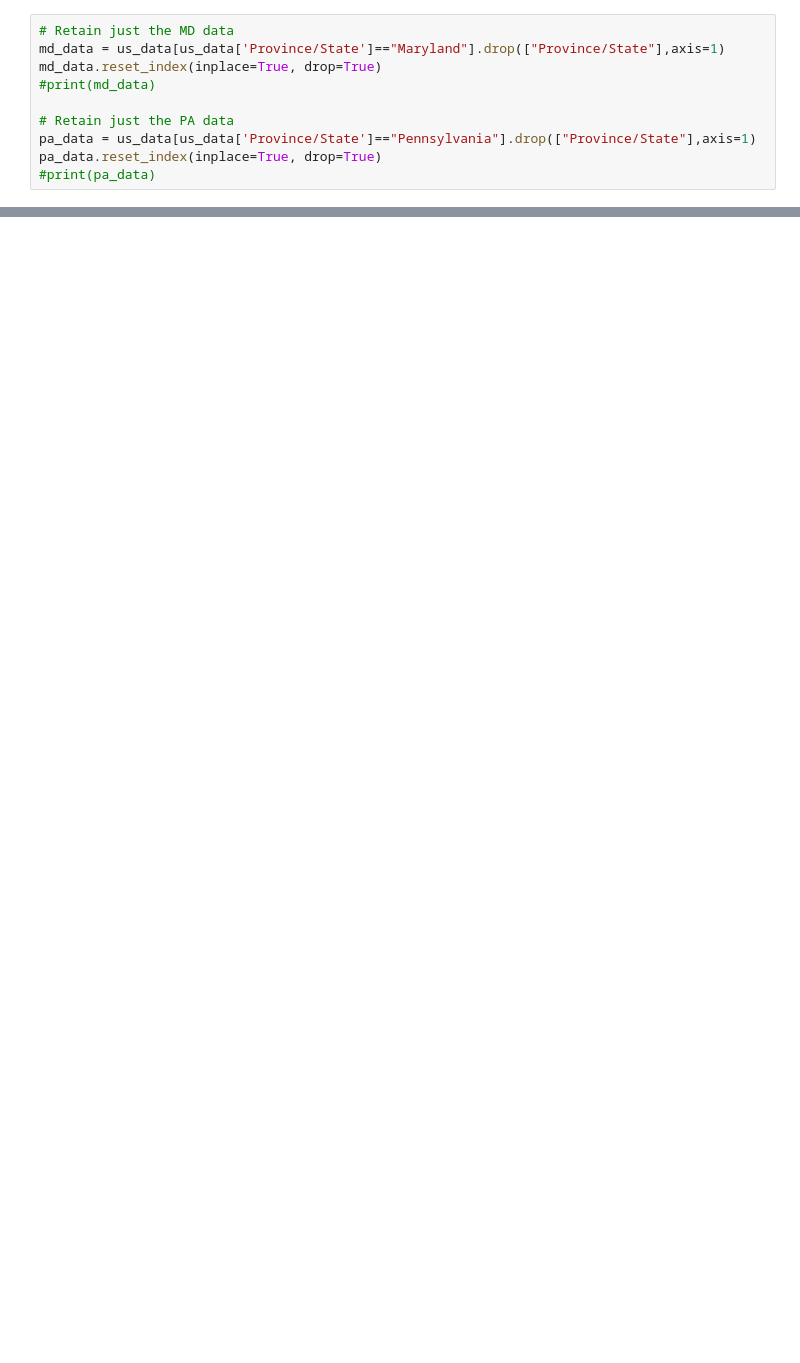
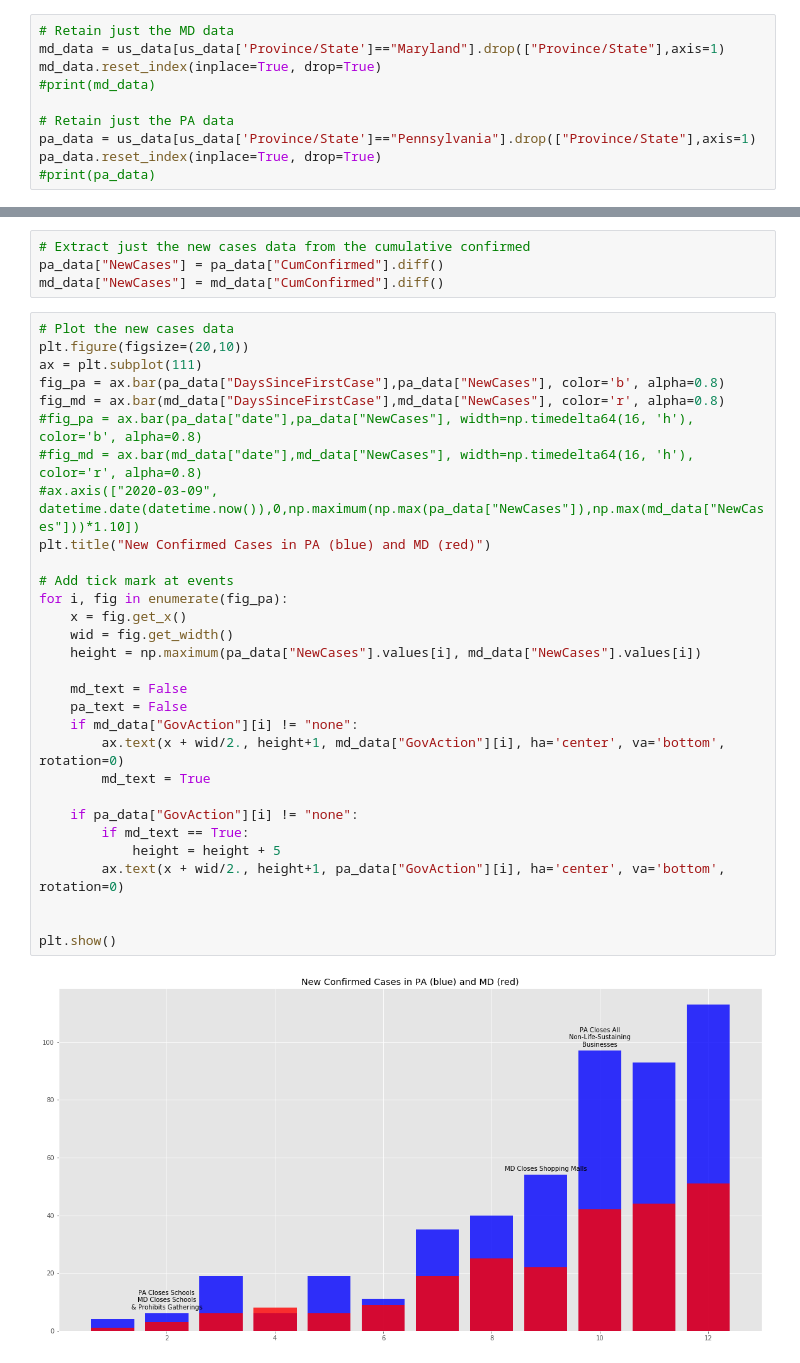
Before and after one commit to LBoeg/pycovid, a Jupyter notebook: covid_analysis.ipynb, the cells around one changed output, grey strips where cells are left out. Saved outputs shown, nothing was run; the diff lists cells and outputs as text; blank space fills up the shorter version.

```diff
--- a/covid_analysis.ipynb
+++ b/covid_analysis.ipynb
@@ -119,0 +118,36 @@ plt.show()
+# %%
+# Extract just the new cases data from the cumulative confirmed
+pa_data["NewCases"] = pa_data["CumConfirmed"].diff()
+md_data["NewCases"] = md_data["CumConfirmed"].diff()
+# %%
+# Plot the new cases data
+plt.figure(figsize=(20,10))
+ax = plt.subplot(111)
+fig_pa = ax.bar(pa_data["DaysSinceFirstCase"],pa_data["NewCases"], color='b', alpha=0.8)
+fig_md = ax.bar(md_data["DaysSinceFirstCase"],md_data["NewCases"], color='r', alpha=0.8)
+#fig_pa = ax.bar(pa_data["date"],pa_data["NewCases"], width=np.timedelta64(16, 'h'), color='b', alpha=0.8)
+#fig_md = ax.bar(md_data["date"],md_data["NewCases"], width=np.timedelta64(16, 'h'), color='r', alpha=0.8)
+#ax.axis(["2020-03-09", datetime.date(datetime.now()),0,np.maximum(np.max(pa_data["NewCases"]),np.max(md_data["NewCases"]))*1.10])
+plt.title("New Confirmed Cases in PA (blue) and MD (red)")
+
+# Add tick mark at events
+for i, fig in enumerate(fig_pa):
+    x = fig.get_x()
+    wid = fig.get_width()
+    height = np.maximum(pa_data["NewCases"].values[i], md_data["NewCases"].values[i])
+
+    md_text = False
+    pa_text = False
+    if md_data["GovAction"][i] != "none":
+        ax.text(x + wid/2., height+1, md_data["GovAction"][i], ha='center', va='bottom', rotation=0)
+        md_text = True
+
+    if pa_data["GovAction"][i] != "none":
+        if md_text == True:
+            height = height + 5
+        ax.text(x + wid/2., height+1, pa_data["GovAction"][i], ha='center', va='bottom', rotation=0)
+
+
+plt.show()
+# %% [output]
+[figure, added]
```
Also changed, not shown: parts of 7 cells of this notebook.
